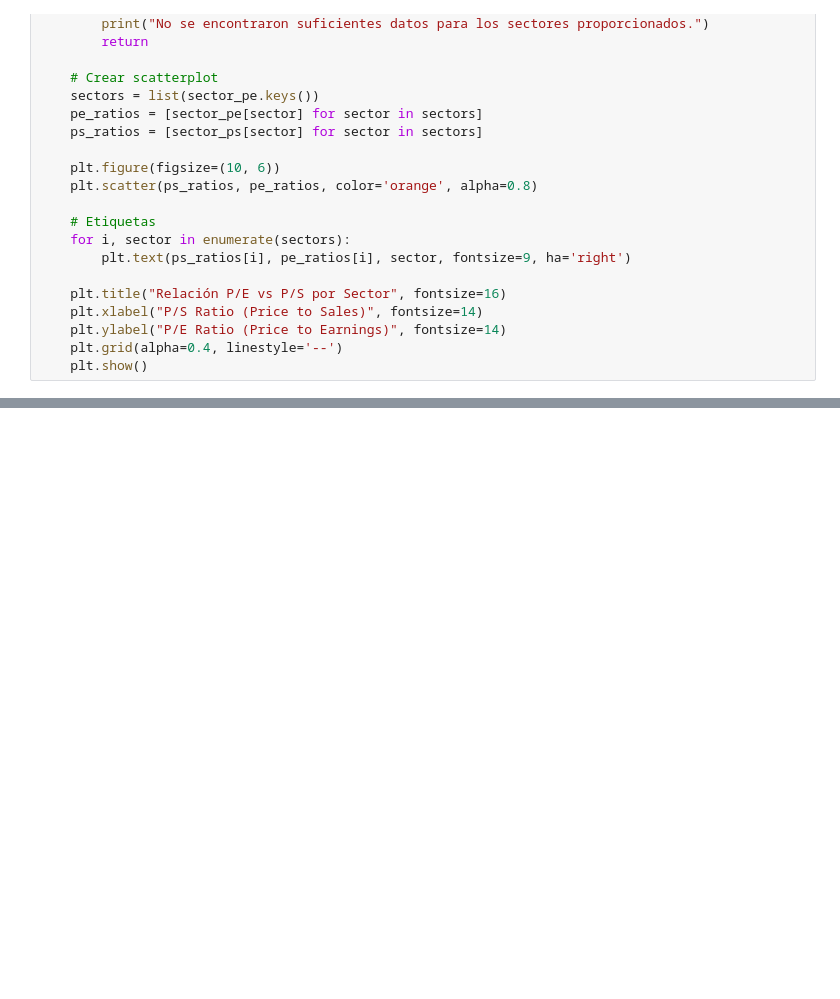
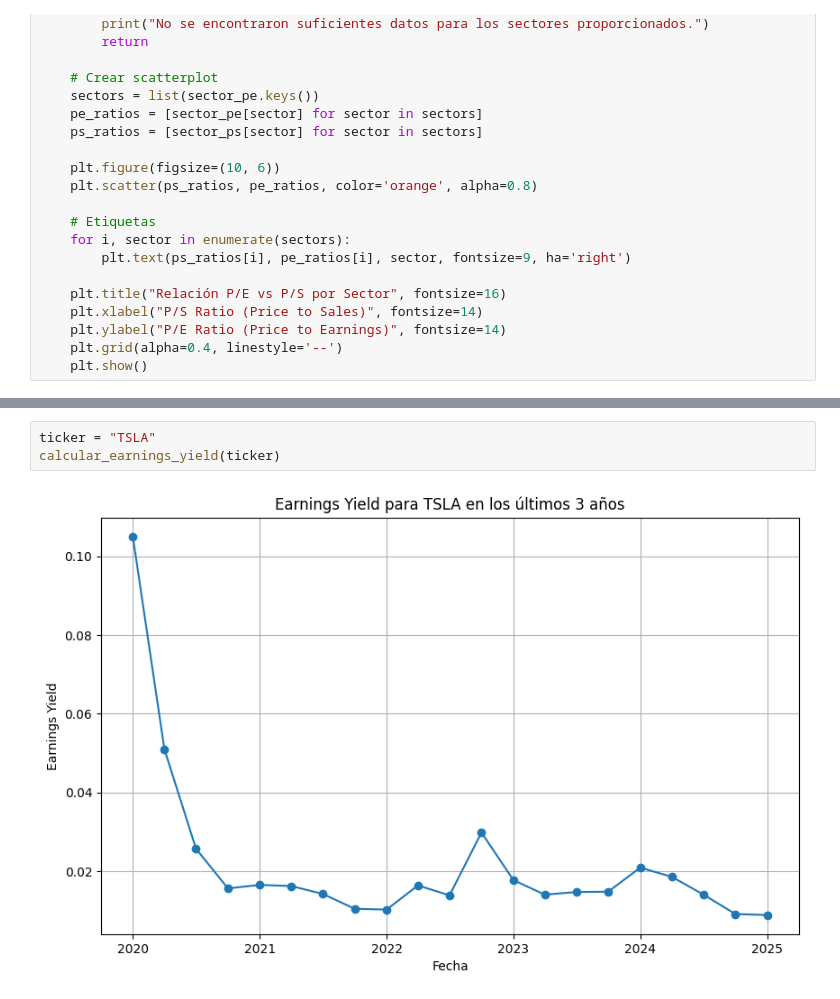
Before and after one commit to Selphyz/stocks-investment, a Jupyter notebook: equity/ratios.ipynb, the cells around one changed output, grey strips where cells are left out. Saved outputs shown, nothing was run; the diff lists cells and outputs as text; blank space fills up the shorter version.

```diff
--- a/equity/ratios.ipynb
+++ b/equity/ratios.ipynb
@@ -155,0 +156,5 @@ calcular_earnings_yield(ticker)
+# %%
+ticker = "TSLA"
+calcular_earnings_yield(ticker)
+# %% [output]
+[figure, added]
```
Also changed, not shown: parts of 8 cells of this notebook, 5 other files.
